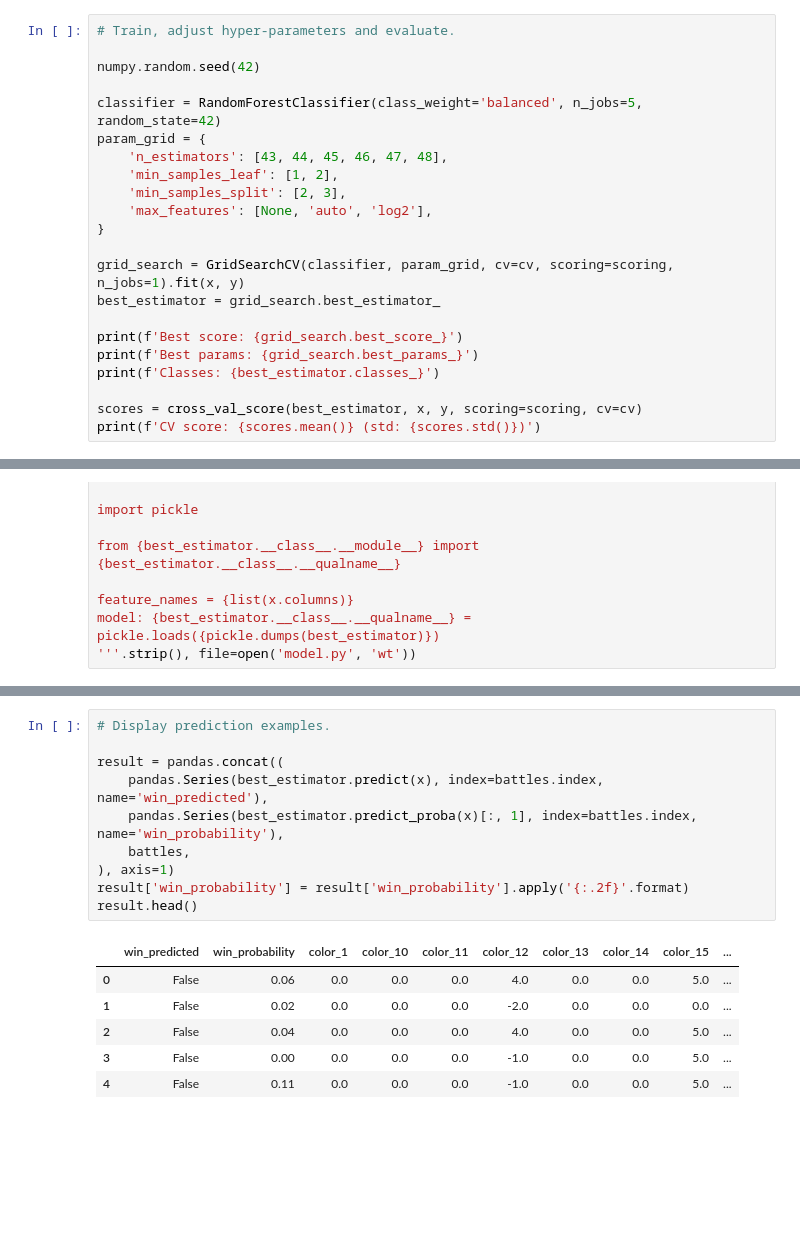
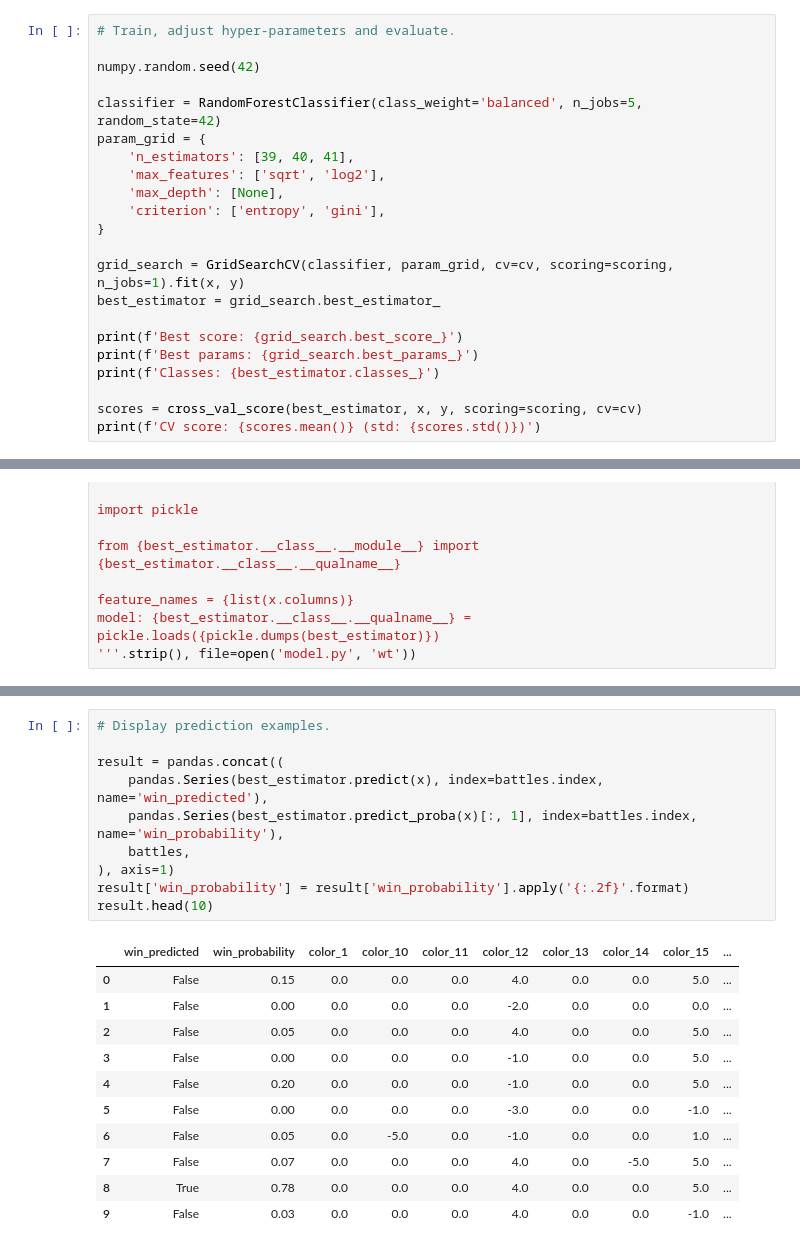
Before and after one commit to eigenein/bestmobabot, a Jupyter notebook: research/bestmoba.ipynb, the cells around one changed output, grey strips where cells are left out. Cells and saved outputs as stored; diff of their text form; blank space fills up the shorter version.

```diff
--- a/research/bestmoba.ipynb
+++ b/research/bestmoba.ipynb
@@ -91,10 +92,10 @@ numpy.random.seed(42)
 
 classifier = RandomForestClassifier(class_weight='balanced', n_jobs=5, random_state=42)
 param_grid = {
-    'n_estimators': [43, 44, 45, 46, 47, 48],
-    'min_samples_leaf': [1, 2],
-    'min_samples_split': [2, 3],
-    'max_features': [None, 'auto', 'log2'],
+    'n_estimators': [39, 40, 41],
+    'max_features': ['sqrt', 'log2'],
+    'max_depth': [None],
+    'criterion': ['entropy', 'gini'],
 }
 
 grid_search = GridSearchCV(classifier, param_grid, cv=cv, scoring=scoring, n_jobs=1).fit(x, y)
@@ -163,17 +164,22 @@ pandas.DataFrame({'Feature': x.columns, 'Importance': best_estimator.feature_imp
 # %%
 # Display prediction examples.
 
 result = pandas.concat((
     pandas.Series(best_estimator.predict(x), index=battles.index, name='win_predicted'),
     pandas.Series(best_estimator.predict_proba(x)[:, 1], index=battles.index, name='win_probability'),
     battles,
 ), axis=1)
 result['win_probability'] = result['win_probability'].apply('{:.2f}'.format)
-result.head()
+result.head(10)
 # %% [output]
 |  | win_predicted | win_probability | color_1 | color_10 | color_11 | color_12 | color_13 | color_14 | color_15 | ... |
-| 0 | False | 0.06 | 0.0 | 0.0 | 0.0 | 4.0 | 0.0 | 0.0 | 5.0 | ... |
-| 1 | False | 0.02 | 0.0 | 0.0 | 0.0 | -2.0 | 0.0 | 0.0 | 0.0 | ... |
-| 2 | False | 0.04 | 0.0 | 0.0 | 0.0 | 4.0 | 0.0 | 0.0 | 5.0 | ... |
+| 0 | False | 0.15 | 0.0 | 0.0 | 0.0 | 4.0 | 0.0 | 0.0 | 5.0 | ... |
+| 1 | False | 0.00 | 0.0 | 0.0 | 0.0 | -2.0 | 0.0 | 0.0 | 0.0 | ... |
+| 2 | False | 0.05 | 0.0 | 0.0 | 0.0 | 4.0 | 0.0 | 0.0 | 5.0 | ... |
 | 3 | False | 0.00 | 0.0 | 0.0 | 0.0 | -1.0 | 0.0 | 0.0 | 5.0 | ... |
-| 4 | False | 0.11 | 0.0 | 0.0 | 0.0 | -1.0 | 0.0 | 0.0 | 5.0 | ... |
+| 4 | False | 0.20 | 0.0 | 0.0 | 0.0 | -1.0 | 0.0 | 0.0 | 5.0 | ... |
+| 5 | False | 0.00 | 0.0 | 0.0 | 0.0 | -3.0 | 0.0 | 0.0 | -1.0 | ... |
+| 6 | False | 0.05 | 0.0 | -5.0 | 0.0 | -1.0 | 0.0 | 0.0 | 1.0 | ... |
+| 7 | False | 0.07 | 0.0 | 0.0 | 0.0 | 4.0 | 0.0 | -5.0 | 5.0 | ... |
+| 8 | True | 0.78 | 0.0 | 0.0 | 0.0 | 4.0 | 0.0 | 0.0 | 5.0 | ... |
+| 9 | False | 0.03 | 0.0 | 0.0 | 0.0 | 4.0 | 0.0 | 0.0 | -1.0 | ... |
```
Also changed, not shown: parts of 5 cells of this notebook, 5 other files.
